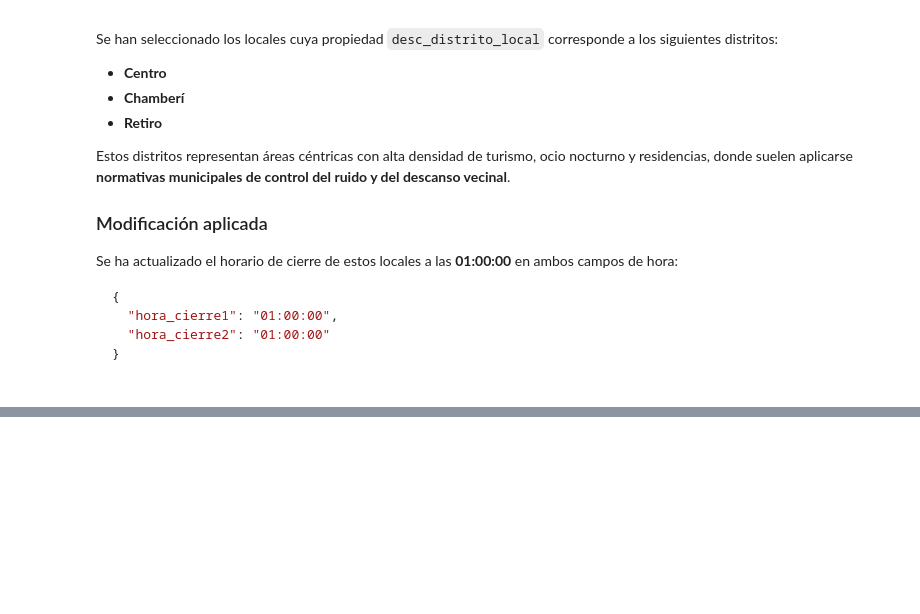
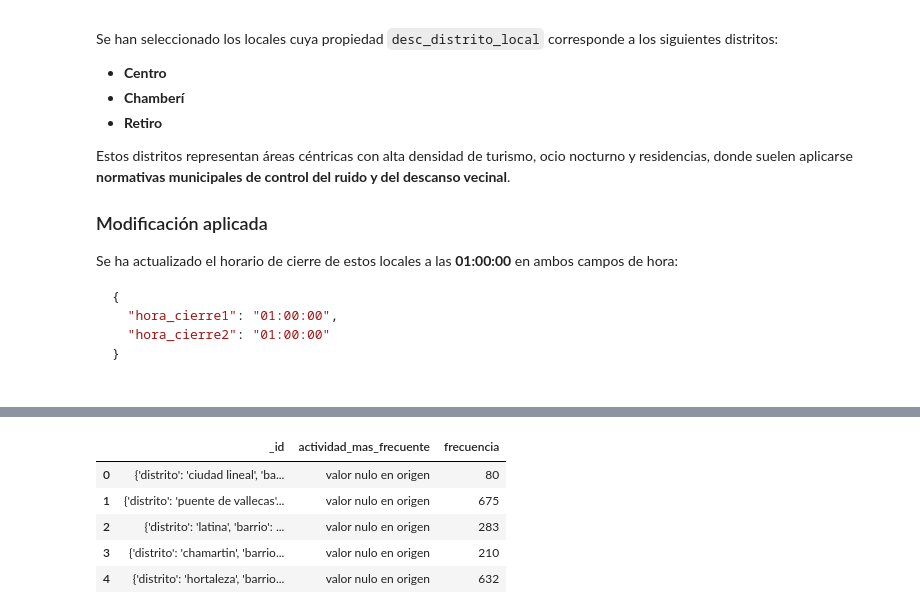
Before and after one commit to DylanGuerraR/NoSQL_Pl_master, a Jupyter notebook: Querys_NoSQL.ipynb, the cells around one changed output, grey strips where cells are left out. Cells and saved outputs as stored; diff of their text form; code cells hidden in the pictures; blank space fills up the shorter version.

```diff
--- a/Querys_NoSQL.ipynb
+++ b/Querys_NoSQL.ipynb
@@ -297,0 +448,50 @@ Se ha actualizado el horario de cierre de estos locales a las **01:00:00** en am
+# %%
+# Requires the PyMongo package.
+# https://api.mongodb.com/python/current
+
+client = MongoClient('mongodb://localhost:27017/')
+result = client['ucm_nosql_pl']['locales'].aggregate([
+    {
+        '$unwind': {
+            'path': '$actividades'
+        }
+    }, {
+        '$group': {
+            '_id': {
+                'actividad': '$actividades.desc_division',
+                'distrito': '$desc_distrito_local',
+                'barrio': '$desc_barrio_local'
+            },
+            'numero_de_actividades': {
+                '$sum': 1
+            }
+        }
+    }, {
+        '$sort': {
+            '_id.distrito': 1,
+            '_id.barrio': 1,
+            'numero_de_actividades': -1
+        }
+    }, {
+        '$group': {
+            '_id': {
+                'distrito': '$_id.distrito',
+                'barrio': '$_id.barrio'
+            },
+            'actividad_mas_frecuente': {
+                '$first': '$_id.actividad'
+            },
+            'frecuencia': {
+                '$first': '$numero_de_actividades'
+            }
+        }
+    }
+])
+mostrar_resultado(result,5)
+# %% [output]
+|  | _id | actividad_mas_frecuente | frecuencia |
+| 0 | {'distrito': 'ciudad lineal', 'ba... | valor nulo en origen | 80 |
+| 1 | {'distrito': 'puente de vallecas'... | valor nulo en origen | 675 |
+| 2 | {'distrito': 'latina', 'barrio': ... | valor nulo en origen | 283 |
+| 3 | {'distrito': 'chamartin', 'barrio... | valor nulo en origen | 210 |
+| 4 | {'distrito': 'hortaleza', 'barrio... | valor nulo en origen | 632 |
```
Also changed, not shown: parts of 14 cells of this notebook, 3 other files.
